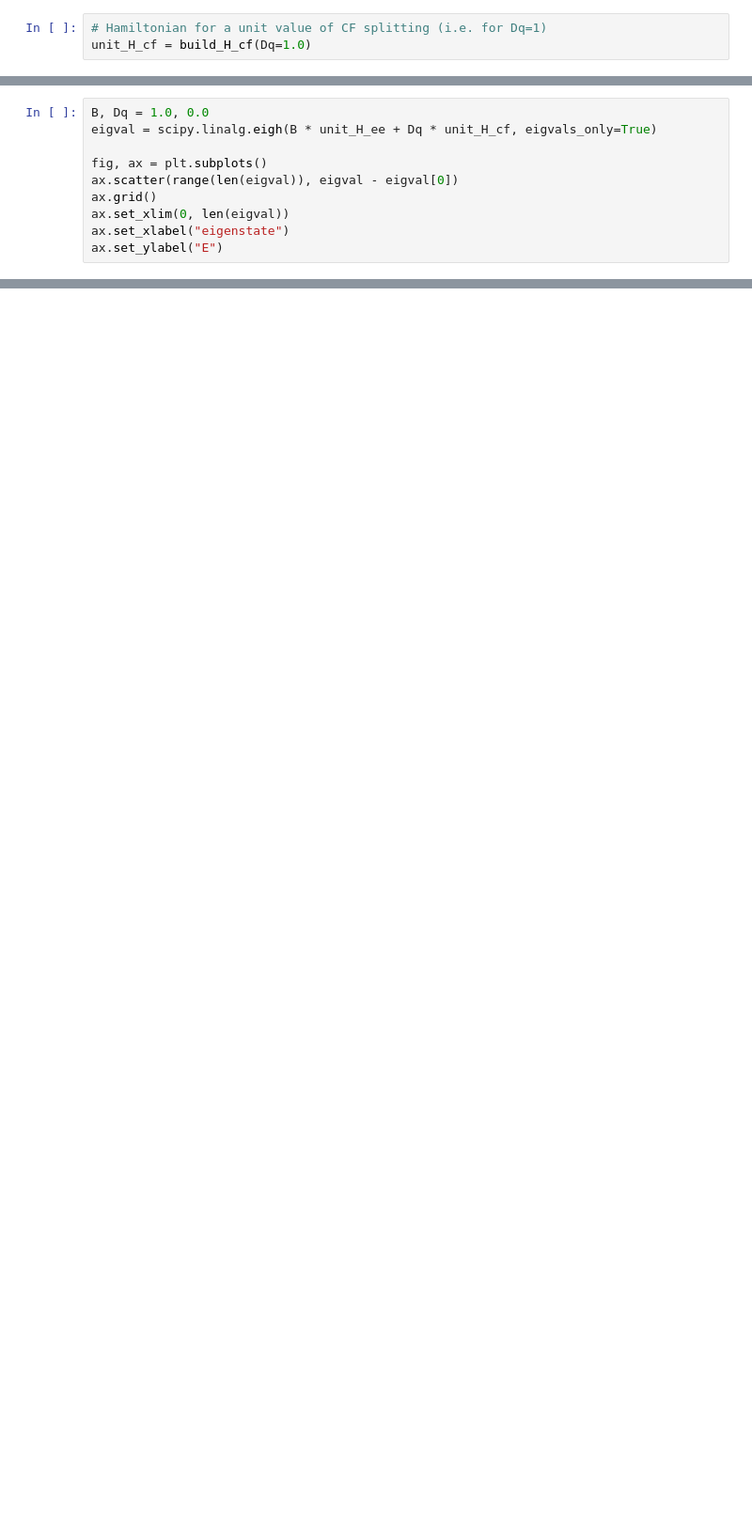
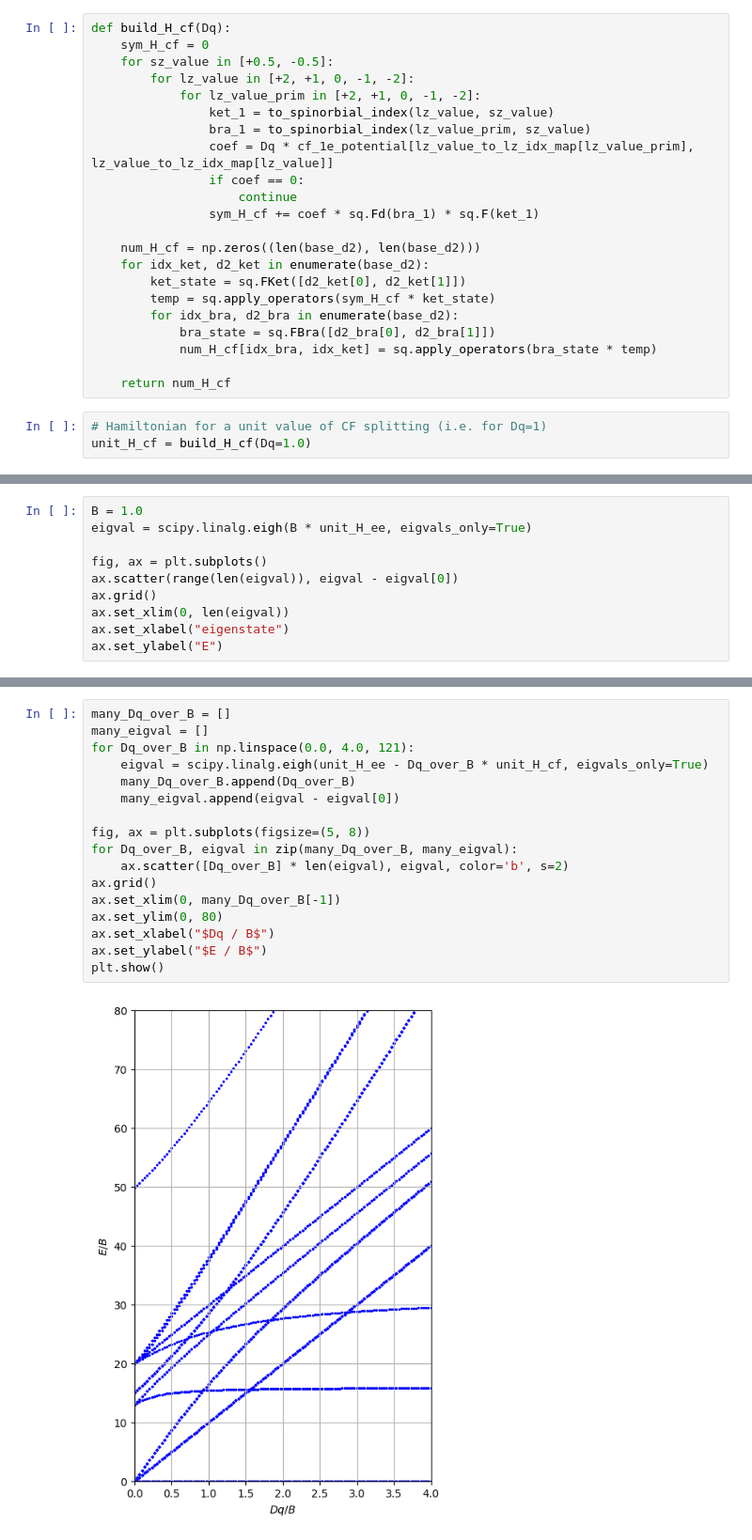
Before and after one commit to MateuszSnamina/paint_qm, a Jupyter notebook: tanabe_sugano/tanabe_sugano.ipynb, the cells around one changed output, grey strips where cells are left out. Shown: that part at 94% size. Cells and saved outputs as stored; diff of their text form; blank space fills up the shorter version.

```diff
--- a/tanabe_sugano/tanabe_sugano.ipynb
+++ b/tanabe_sugano/tanabe_sugano.ipynb
@@ -291,3 +257,25 @@ def build_H_cf(Dq):
+# %%
+def build_H_cf(Dq):
+    sym_H_cf = 0
+    for sz_value in [+0.5, -0.5]:
+        for lz_value in [+2, +1, 0, -1, -2]:
+            for lz_value_prim in [+2, +1, 0, -1, -2]:
+                ket_1 = to_spinorbial_index(lz_value, sz_value)
+                bra_1 = to_spinorbial_index(lz_value_prim, sz_value)
+                coef = Dq * cf_1e_potential[lz_value_to_lz_idx_map[lz_value_prim], lz_value_to_lz_idx_map[lz_value]]
+                if coef == 0:
+                    continue
+                sym_H_cf += coef * sq.Fd(bra_1) * sq.F(ket_1)
+
+    num_H_cf = np.zeros((len(base_d2), len(base_d2)))
+    for idx_ket, d2_ket in enumerate(base_d2):
+        ket_state = sq.FKet([d2_ket[0], d2_ket[1]])
+        temp = sq.apply_operators(sym_H_cf * ket_state)
+        for idx_bra, d2_bra in enumerate(base_d2):
+            bra_state = sq.FBra([d2_bra[0], d2_bra[1]])
+            num_H_cf[idx_bra, idx_ket] = sq.apply_operators(bra_state * temp)
+
+    return num_H_cf
 # %%
 # Hamiltonian for a unit value of CF splitting (i.e. for Dq=1)
 unit_H_cf = build_H_cf(Dq=1.0)
@@ -296,6 +284,6 @@ unit_H_cf = build_H_cf(Dq=1.0)
 # %%
-B, Dq = 1.0, 0.0
-eigval = scipy.linalg.eigh(B * unit_H_ee + Dq * unit_H_cf, eigvals_only=True)
+B = 1.0
+eigval = scipy.linalg.eigh(B * unit_H_ee, eigvals_only=True)
 
 fig, ax = plt.subplots()
 ax.scatter(range(len(eigval)), eigval - eigval[0])
@@ -331,3 +321,22 @@ For comparison, plot from wiki:
 <img src="wikipedia_tanabe_sugano_diagram_d2.svg.png" alt="drawing" width="400"/>
 
 Ref: https://en.wikipedia.org/wiki/Tanabe%E2%80%93Sugano_diagram
+# %%
+many_Dq_over_B = []
+many_eigval = []
+for Dq_over_B in np.linspace(0.0, 4.0, 121):
+    eigval = scipy.linalg.eigh(unit_H_ee - Dq_over_B * unit_H_cf, eigvals_only=True)
+    many_Dq_over_B.append(Dq_over_B)
+    many_eigval.append(eigval - eigval[0])
+
+fig, ax = plt.subplots(figsize=(5, 8))
+for Dq_over_B, eigval in zip(many_Dq_over_B, many_eigval):
+    ax.scatter([Dq_over_B] * len(eigval), eigval, color='b', s=2)
+ax.grid()
+ax.set_xlim(0, many_Dq_over_B[-1])
+ax.set_ylim(0, 80)
+ax.set_xlabel("$Dq / B$")
+ax.set_ylabel("$E / B$")
+plt.show()
+# %% [output]
+[figure, added]
```
Also changed, not shown: parts of 17 cells of this notebook, 1 other file.
